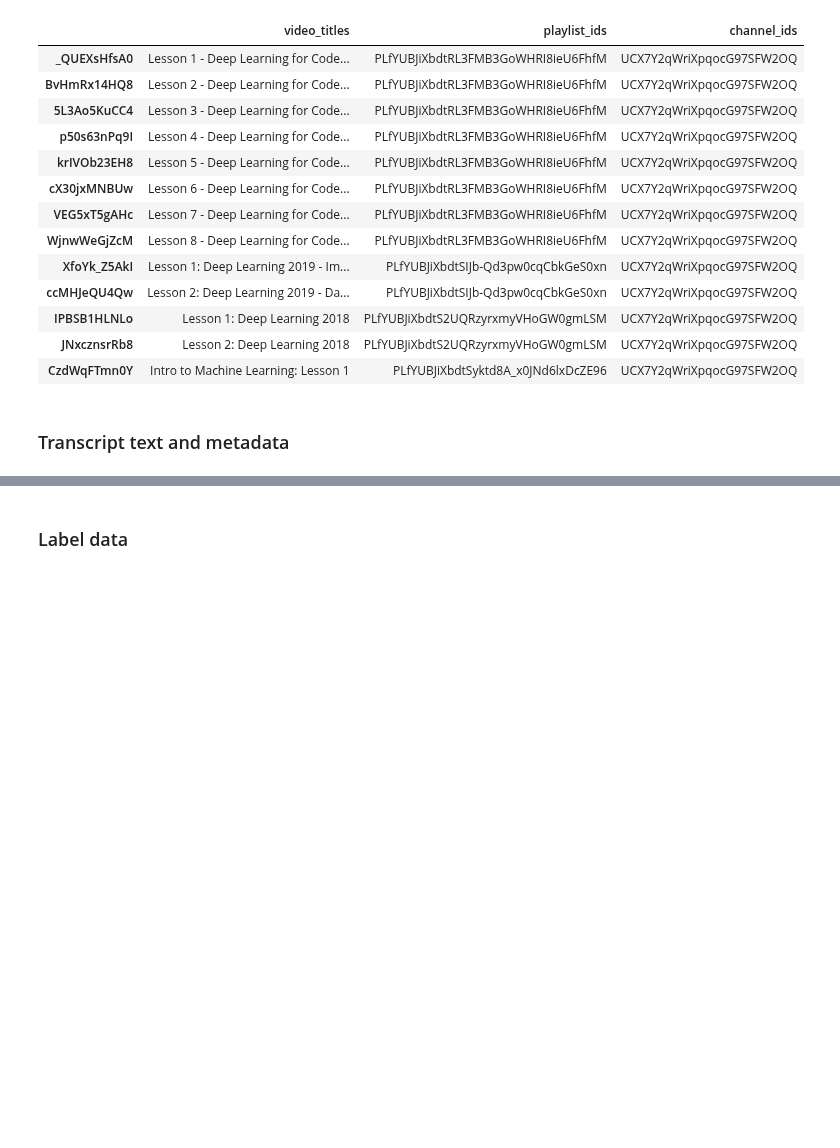
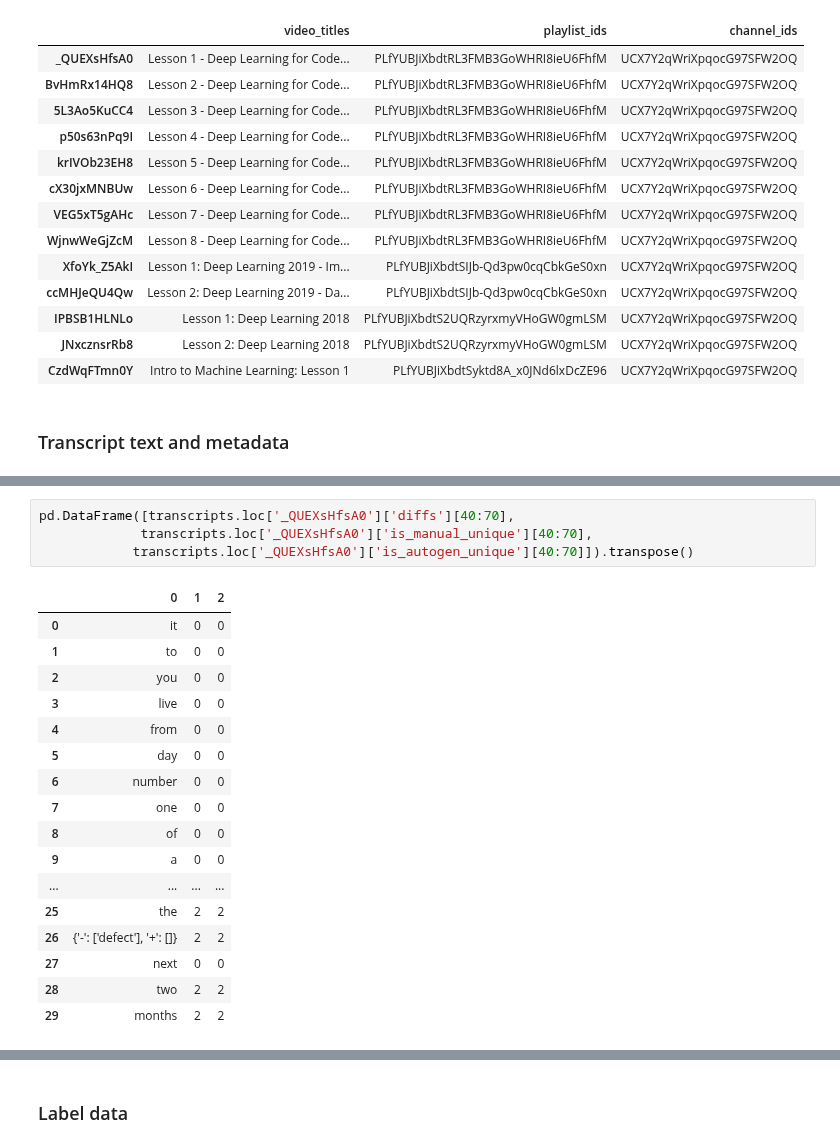
Before and after one commit to 2dot71mily/youtube_captions_corrections, a Jupyter notebook: notebooks/demo_checkout_data_and_new_label_creation.ipynb, the cells around one changed output, grey strips where cells are left out. Saved outputs shown, nothing was run; the diff lists cells and outputs as text; blank space fills up the shorter version.

```diff
--- a/notebooks/checkout_data_and_new_label_creation.ipynb
+++ b/notebooks/demo_checkout_data_and_new_label_creation.ipynb
@@ -65,3 +68,25 @@ transcripts[['autogen', 'manual','autogen_text', 'manual_text', 'diffs',]]
 | IPBSB1HLNLo | [{'text': 'hi everybody welcome t... | [{'text': 'Hi everybody welcome t... | hi everybody welcome to practical... | Hi everybody welcome to practical... | [{'-': ['hi'], '+': ['Hi']}, ever... |
 | JNxcznsrRb8 | [{'text': 'okay so welcome back t... | [{'text': 'Okay so welcome back t... | okay so welcome back to deep lear... | Okay so welcome back to deep lear... | [{'-': ['okay'], '+': ['Okay']}, ... |
 | CzdWqFTmn0Y | [{'text': 'Oh', 'start': 0.0, 'du... | [{'text': 'Okay, so let me introd... | Oh good okay so let me introduce ... | Okay, so let me introduce everybo... | [{'-': ['Oh', 'good', 'okay'], '+... |
+# %%
+pd.DataFrame([transcripts.loc['_QUEXsHfsA0']['diffs'][40:70],
+             transcripts.loc['_QUEXsHfsA0']['is_manual_unique'][40:70],
+            transcripts.loc['_QUEXsHfsA0']['is_autogen_unique'][40:70]]).transpose()
+# %% [output]
+|  | 0 | 1 | 2 |
+| 0 | it | 0 | 0 |
+| 1 | to | 0 | 0 |
+| 2 | you | 0 | 0 |
+| 3 | live | 0 | 0 |
+| 4 | from | 0 | 0 |
+| 5 | day | 0 | 0 |
+| 6 | number | 0 | 0 |
+| 7 | one | 0 | 0 |
+| 8 | of | 0 | 0 |
+| 9 | a | 0 | 0 |
+| ... | ... | ... | ... |
+| 25 | the | 2 | 2 |
+| 26 | {'-': ['defect'], '+': []} | 2 | 2 |
+| 27 | next | 0 | 0 |
+| 28 | two | 2 | 2 |
+| 29 | months | 2 | 2 |
```
Also changed, not shown: parts of 17 cells of this notebook.
